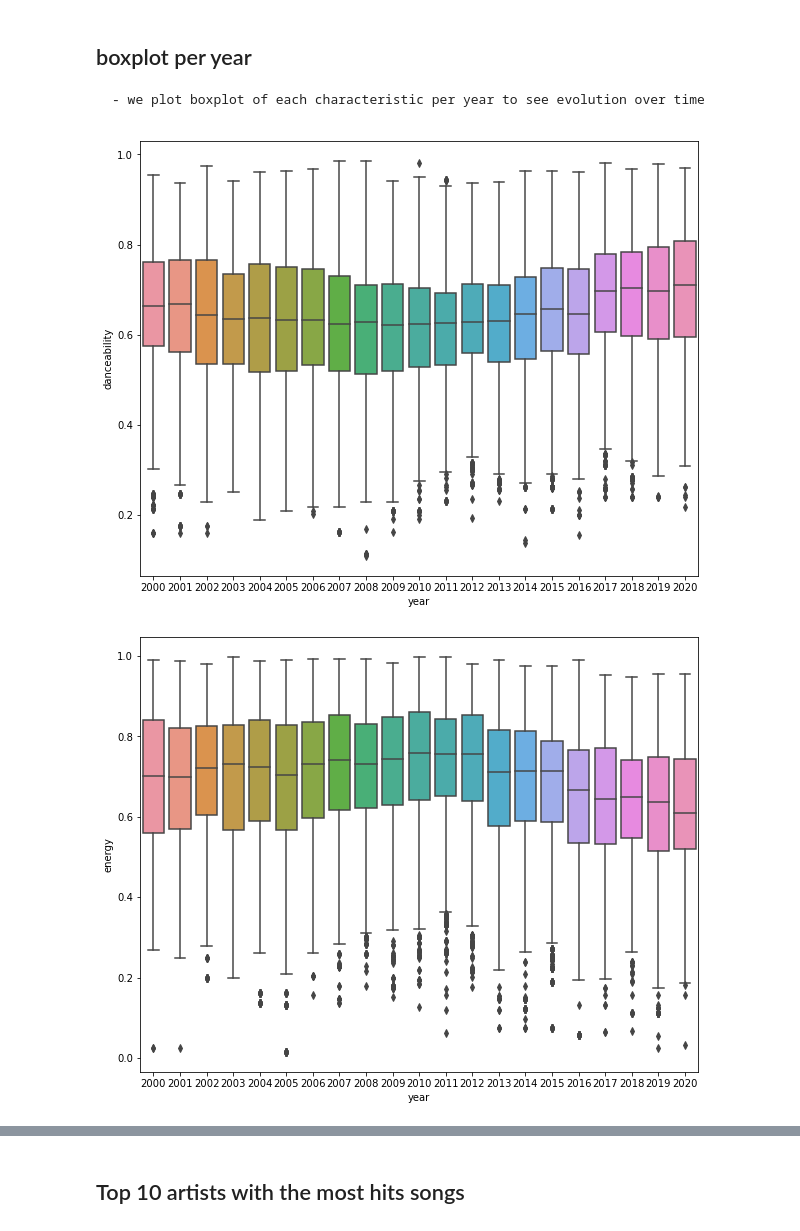
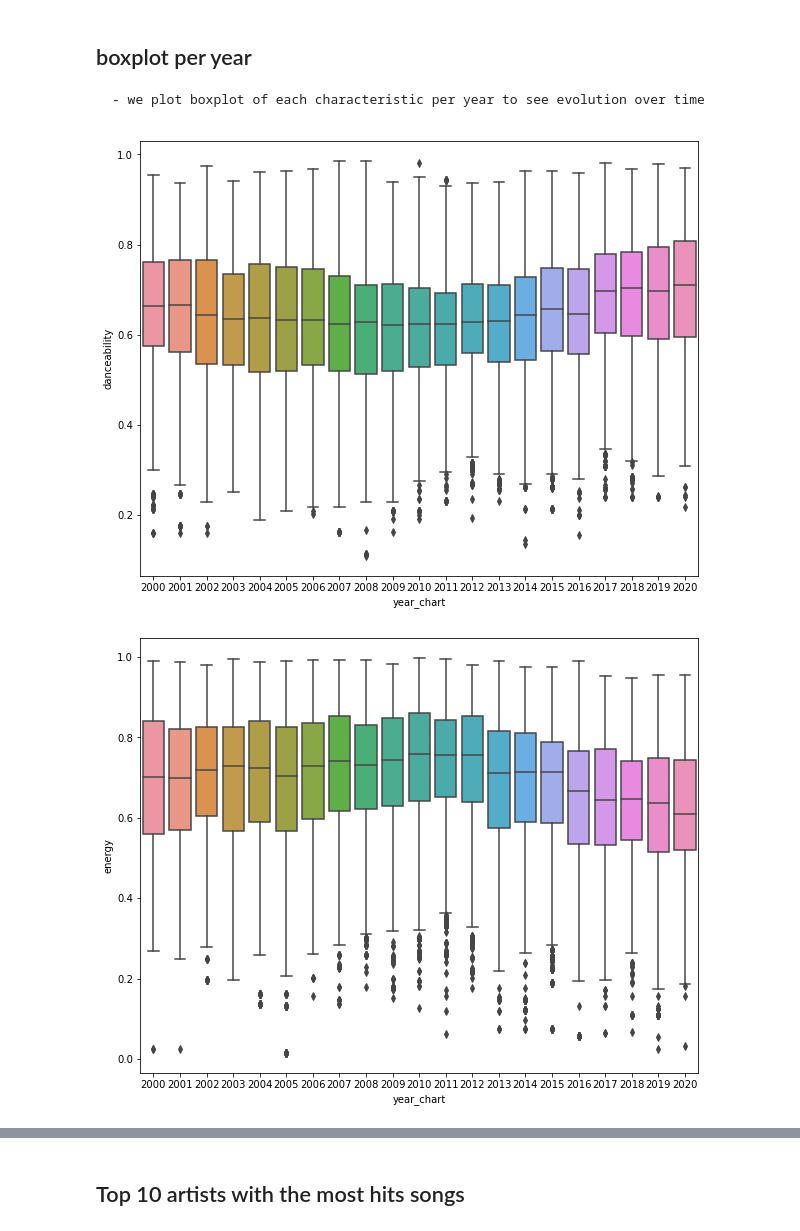
Before and after one commit to luislgm/Music_Hit_Predictor_TFM, a Jupyter notebook: Hit_Data_Analysis/1_hit_analysis.ipynb, the cells around one changed output, grey strips where cells are left out. Drawn from its saved outputs; the diff is of its cells as text; code cells hidden in the pictures.

```diff
--- a/Hit_Data_Analysis/1_hit_analysis.ipynb
+++ b/Hit_Data_Analysis/1_hit_analysis.ipynb
@@ -9,7 +8,7 @@ from collections import Counter
 pd.options.display.max_columns = None
 plt.rcParams['figure.figsize'] = 10, 8
 # %%
-df_hits = pd.read_csv ("../Data/top_100_Billboard_20_years.csv")
+df_hits = pd.read_csv ("../Data/top_100_Billboard_2000_2020.csv")
 # %%
 df_hits.head()
 # %% [output]
@@ -28,14 +27,12 @@ df_hits["id"].nunique()
 # %% [markdown]
 ## boxplot per year
     - we plot boxplot of each characteristic per year to see evolution over time
-# %%
-df_hits.insert(loc=3,column="year", value= df_hits["date_chart"].map (lambda date: parse(date, fuzzy=True).year))
 # %%
-sns.boxplot(x="year",y="danceability",data = df_hits);
+sns.boxplot(x="year_chart",y="danceability",data = df_hits);
 # %% [output]
-[figure, old version]
+[figure, new version]
 # %%
-sns.boxplot(x="year",y="energy",data = df_hits);
+sns.boxplot(x="year_chart",y="energy",data = df_hits);
 # %% [output]
-[figure, old version]
+[figure, new version]
 # %%
```
Also changed, not shown: parts of 35 cells of this notebook.
